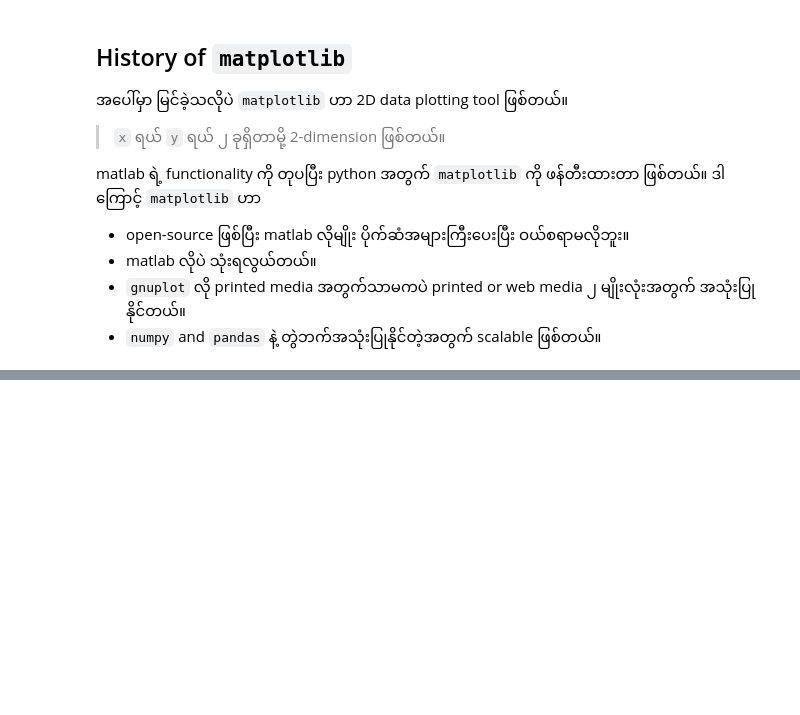
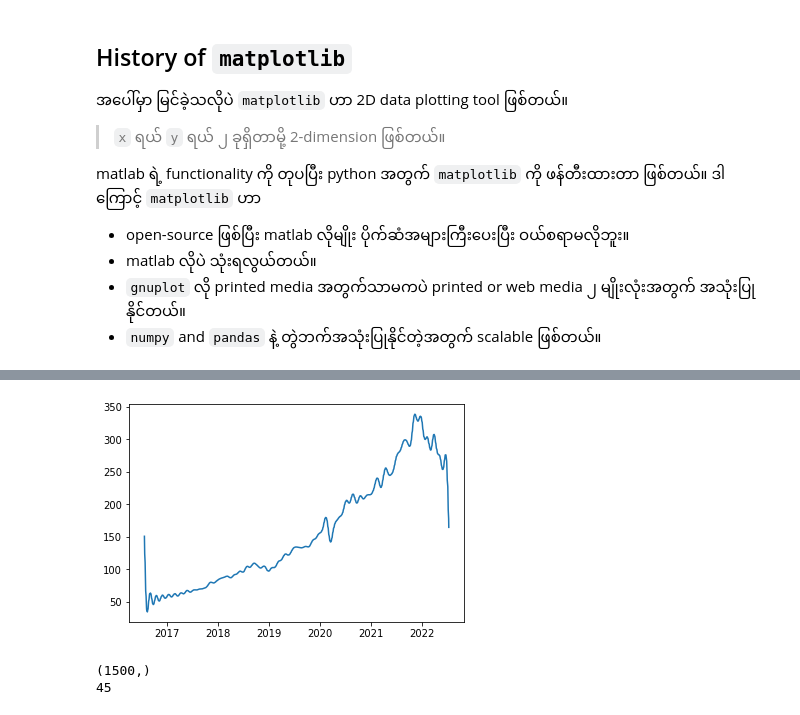
Before and after one commit to neolaw84/data_science_using_python_labs, a Jupyter notebook: week15/01_matplotlib_p1.ipynb, the cells around one changed output, grey strips where cells are left out. Saved outputs shown, nothing was run; the diff lists cells and outputs as text; code cells hidden in the pictures; blank space fills up the shorter version.

```diff
--- a/week15/01_matplotlib_p1.ipynb
+++ b/week15/01_matplotlib_p1.ipynb
@@ -104,0 +200,13 @@ df_X, ds_y = datasets.fetch_california_housing(return_X_y=True, as_frame=True)
+# %%
+close_ = fft.ifft(frequencies_)
+plt.plot(hist.index[-NUM_DAYS:], close_)
+plt.show()
+# %% [output]
+[figure, added]
+# %%
+print (frequencies_.shape)
+frequencies_dict = {k: v for k, v in enumerate(frequencies_) if v > 0}
+print (len(frequencies_dict))
+# %% [output]
+(1500,)
+45
```
Also changed, not shown: parts of 17 cells of this notebook.
